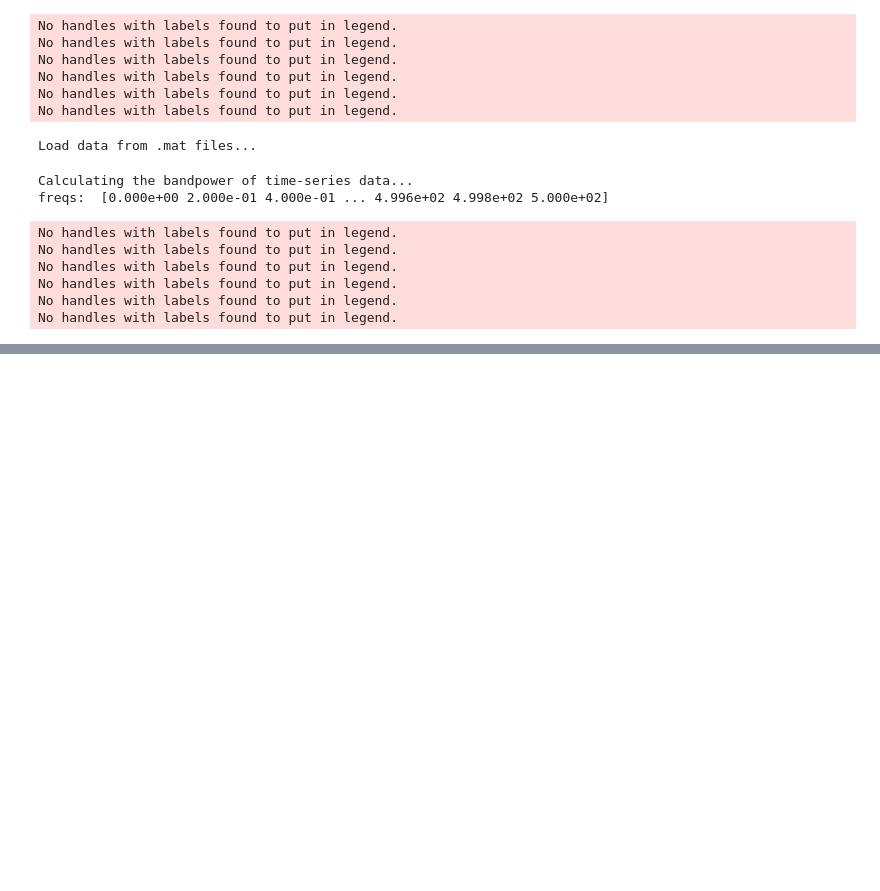
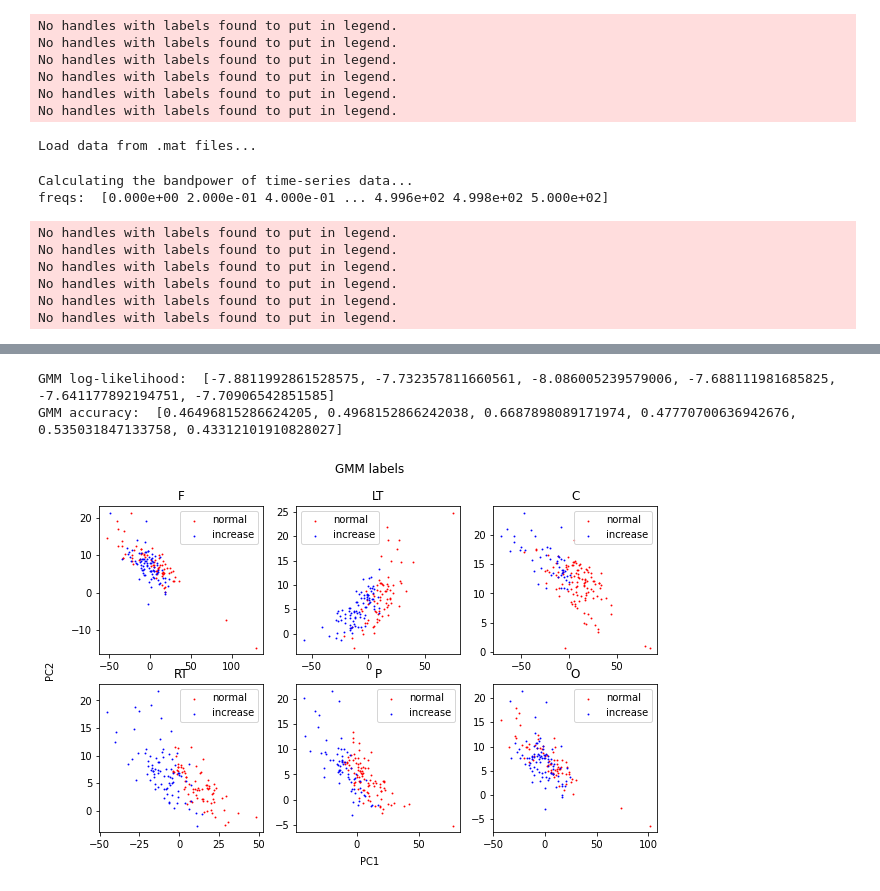
Before and after one commit to hundredball/Classroom_stress, a Jupyter notebook: data_analysis.ipynb, the cells around one changed output, grey strips where cells are left out. Saved outputs shown, nothing was run; the diff lists cells and outputs as text; code cells hidden in the pictures; blank space fills up the shorter version.

```diff
--- a/data_analysis.ipynb
+++ b/data_analysis.ipynb
@@ -483,0 +562,20 @@ No handles with labels found to put in legend.
+# %%
+# GMM for 2 clusters
+gmm_labels = np.zeros((num_sample, num_channel))
+gmm_likelihood = []
+gmm_acc = []
+
+for i in range(num_channel):
+    X = psds_PCA[:,i,:]
+    gmm = GaussianMixture(n_components=2, random_state=0).fit(X)
+    gmm_labels[:,i] = gmm.predict(X)
+    gmm_likelihood.append(gmm.score(X))
+    gmm_acc.append(np.sum(gmm_labels[:,i]==labels)/num_sample)
+
+plot_components(psds_PCA, gmm_labels, df_all, 'GMM labels')
+print('GMM log-likelihood: ', gmm_likelihood)
+print('GMM accuracy: ', gmm_acc)
+# %% [output]
+GMM log-likelihood:  [-7.8811992861528575, -7.732357811660561, -8.086005239579006, -7.688111981685825, -7.641177892194751, -7.70906542851585]
+GMM accuracy:  [0.46496815286624205, 0.4968152866242038, 0.6687898089171974, 0.47770700636942676, 0.535031847133758, 0.43312101910828027]
+[figure, added]
```
Also changed, not shown: parts of 8 cells of this notebook, 1 other file.
